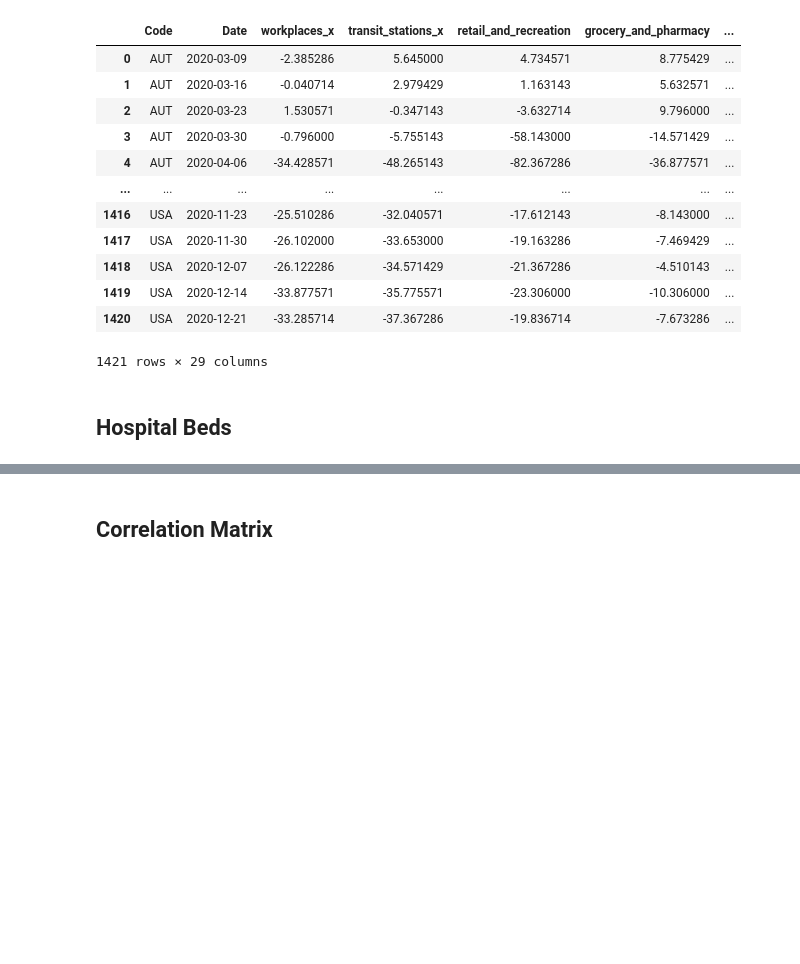
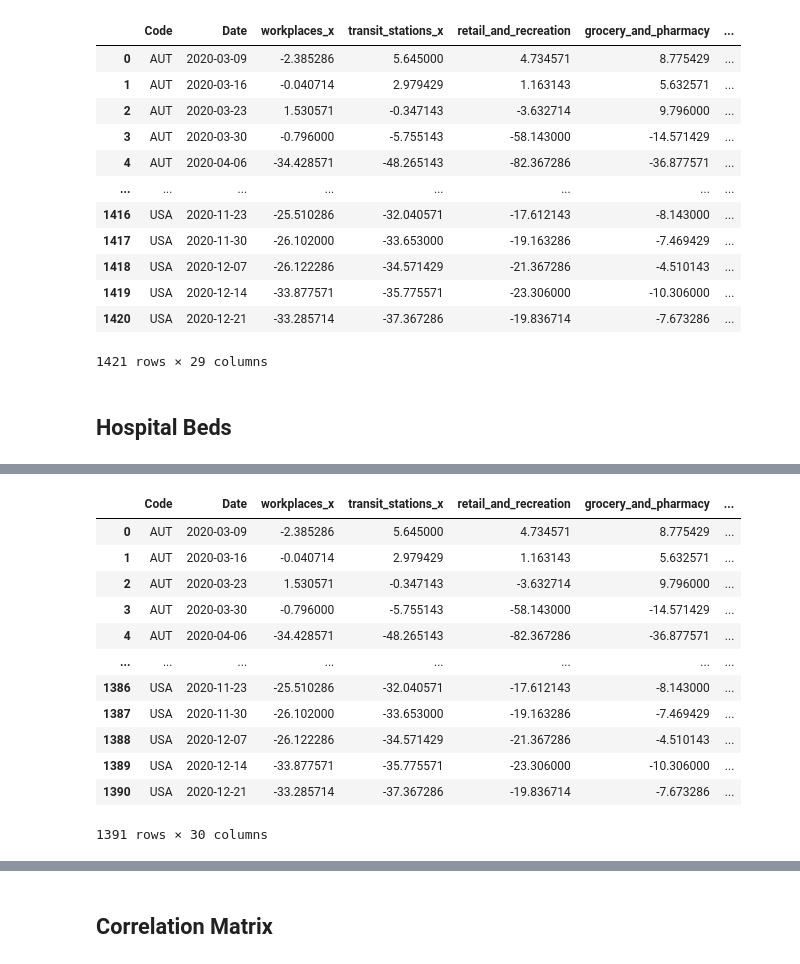
Before and after one commit to lucasbotellaroca/Covid-19_Reproduction_Rate_Estimator, a Jupyter notebook: download_drive_data.ipynb, the cells around one changed output, grey strips where cells are left out. Drawn from its saved outputs; the diff is of its cells as text; code cells hidden in the pictures; blank space fills up the shorter version.

```diff
--- a/download_drive_data.ipynb
+++ b/download_drive_data.ipynb
@@ -339,6 +339,6 @@ df_merge
 # %% [markdown]
 ## Hospital Beds
 # %%
-hospital_beds_df=read_csv_file('1YlfutCzBqYwPhZw-7OsfLC3k1uv1LYfa','hospital_beds')
-hospital_beds_df
+hospital_beds_df=read_csv_file('1YlfutCzBqYwPhZw-7OsfLC3k1uv1LYfa','hospital_beds', 3)
+hospital_beds_df[hospital_beds_df['Country Code']=='ESP']
 # %% [output]
@@ -345,0 +348,4 @@ TypeError: read_csv_file() got an unexpected keyword argument 'skiprows'
+# %%
+#Select latest value between 2010 and 2020
+years=hospital_beds_df.columns[54:-1]
+years
@@ -345,0 +358,14 @@ TypeError: read_csv_file() got an unexpected keyword argument 'skiprows'
+# %%
+latest_values=[]
+
+for index, row in hospital_beds_df.iterrows():
+
+    aux_year=1960
+
+    for year in years:
+
+        if((math.isnan(row[year])==False)):
+
+            aux_year=year
+
+    latest_values.append(row[str(aux_year)])
@@ -345,0 +392,5 @@ TypeError: read_csv_file() got an unexpected keyword argument 'skiprows'
+# %%
+hospital_beds_df['latest_value']=latest_values
+hospital_beds_df=hospital_beds_df[['Country Code', 'latest_value']]
+hospital_beds_df.columns=['Code', 'beds_per_1000']
+hospital_beds_df
@@ -345,0 +416,17 @@ TypeError: read_csv_file() got an unexpected keyword argument 'skiprows'
+# %%
+df_merge = pd.merge(df_merge, hospital_beds_df, on=["Code"])
+df_merge
+# %% [output]
+|  | Code | Date | workplaces_x | transit_stations_x | retail_and_recreation | grocery_and_pharmacy | ... |
+| 0 | AUT | 2020-03-09 | -2.385286 | 5.645000 | 4.734571 | 8.775429 | ... |
+| 1 | AUT | 2020-03-16 | -0.040714 | 2.979429 | 1.163143 | 5.632571 | ... |
+| 2 | AUT | 2020-03-23 | 1.530571 | -0.347143 | -3.632714 | 9.796000 | ... |
+| 3 | AUT | 2020-03-30 | -0.796000 | -5.755143 | -58.143000 | -14.571429 | ... |
+| 4 | AUT | 2020-04-06 | -34.428571 | -48.265143 | -82.367286 | -36.877571 | ... |
+| ... | ... | ... | ... | ... | ... | ... | ... |
+| 1386 | USA | 2020-11-23 | -25.510286 | -32.040571 | -17.612143 | -8.143000 | ... |
+| 1387 | USA | 2020-11-30 | -26.102000 | -33.653000 | -19.163286 | -7.469429 | ... |
+| 1388 | USA | 2020-12-07 | -26.122286 | -34.571429 | -21.367286 | -4.510143 | ... |
+| 1389 | USA | 2020-12-14 | -33.877571 | -35.775571 | -23.306000 | -10.306000 | ... |
+| 1390 | USA | 2020-12-21 | -33.285714 | -37.367286 | -19.836714 | -7.673286 | ... |
+1391 rows × 30 columns
```
Also changed, not shown: parts of 17 cells of this notebook.
